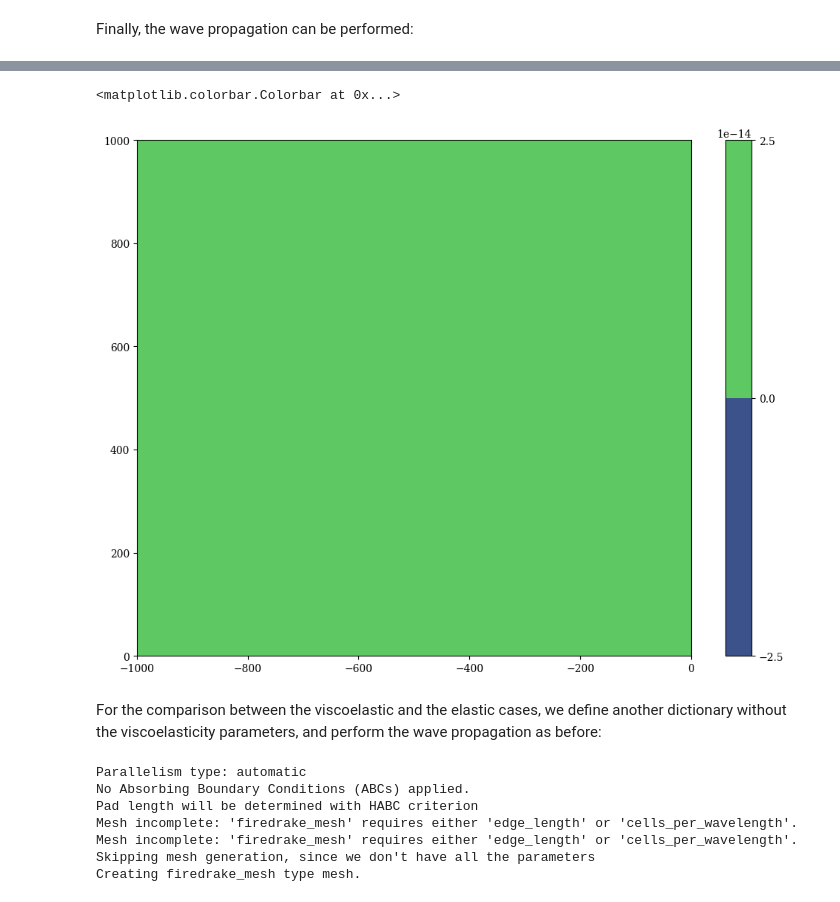
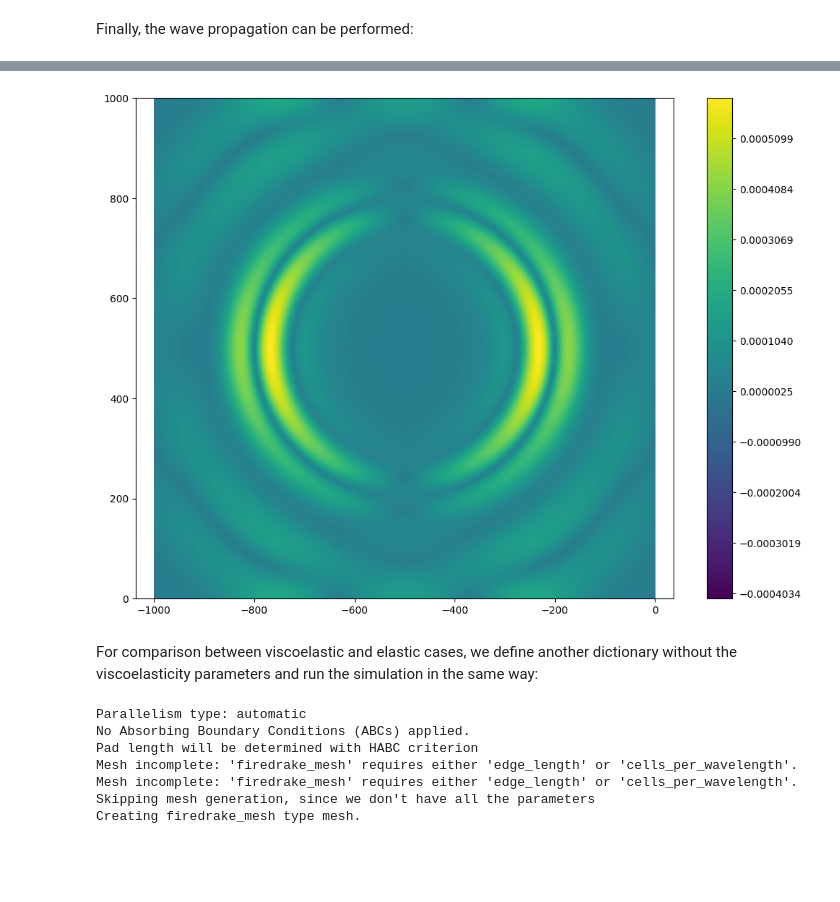
Before and after one commit to NDF-Poli-USP/spyro, a Jupyter notebook: notebook_tutorials/viscoelastic_wave_propagation.ipynb, the cells around one changed output, grey strips where cells are left out. Drawn from its saved outputs; the diff is of its cells as text; code cells hidden in the pictures; blank space fills up the shorter version.

Commit message:
Fix viscoelastic tutorial

```diff
--- a/notebook_tutorials/viscoelastic_wave_propagation.ipynb
+++ b/notebook_tutorials/viscoelastic_wave_propagation.ipynb
@@ -67,7 +114,7 @@ base_dictionary = {
         "degree": 2,
         "dimension": 2,
     },
-    "wave_type": 'isotropic',
+    "wave_type": "isotropic",
     "parallelism": {"type": "automatic"},
     "mesh": {
         "length_z": domain_size,
@@ -105,10 +152,10 @@ base_dictionary = {
     "synthetic_data": {
         "type": "object",
         "density": rho,
-        "lambda": lmbda,
-        "mu": mu,
-        "Q_vp": 1/30, # função com 1/Qp
-        "Q_vs": 1/30, # função com 1/Qs
+        "p_wave_velocity": vp,
+        "s_wave_velocity": vs,
+        "Q_vp": 1 / 30,   # reciprocal of the P-wave quality factor
+        "Q_vs": 1 / 30,   # reciprocal of the S-wave quality factor
         "real_velocity_file": None,
     },
 }
@@ -169,11 +192,9 @@ viscoelastic_dictionary["viscoelastic"] = True
 
 viscoelastic_dictionary["viscoelasticity"] = {
     "visco_type": "maxwell_gsls_Q",
-    "Q_type": 'constant',
+    "Q_type": "constant",
     "branches": L,
     "omega_gsls": omega_relax,
     "y_gsls": y,
-    "lmbda_s": lmbda,
-    "mu_s": mu,
 }
 # %% [markdown]
@@ -201,15 +232,25 @@ AttributeError: 'IsotropicWave' object has no attribute 'Q_vp'
 # %%
 import matplotlib.pyplot as plt
 
+vmin = np.min(viscoelastic_wave.u_n.dat.data)
+vmax = np.max(viscoelastic_wave.u_n.dat.data)
+
 fig = plt.figure(figsize=(12, 9))
 axes = fig.add_subplot(111)
-contours = tricontourf(viscoelastic_wave.u_n, axes=axes)
-plt.colorbar(contours)
+levels = np.linspace(vmin, vmax, 100)
+contours = tricontourf(
+        viscoelastic_wave.u_n,
+        axes=axes,
+        levels=levels,
+        vmin=vmin,
+        vmax=vmax
+    )
+axes.axis('equal')
+cbar = plt.colorbar(contours, ax=axes)
 # %% [output]
-<matplotlib.colorbar.Colorbar at 0x...>
-[figure, old version]
+[figure, new version]
 # %% [markdown]
-For the comparison between the viscoelastic and the elastic cases, we define another dictionary without the viscoelasticity parameters, and perform the wave propagation as before:
+For comparison between viscoelastic and elastic cases, we define another dictionary without the viscoelasticity parameters and run the simulation in the same way:
 # %%
 elastic_dictionary = base_dictionary.copy()
 # %%
```
Also changed, not shown: parts of 41 cells of this notebook, 2 other files.
